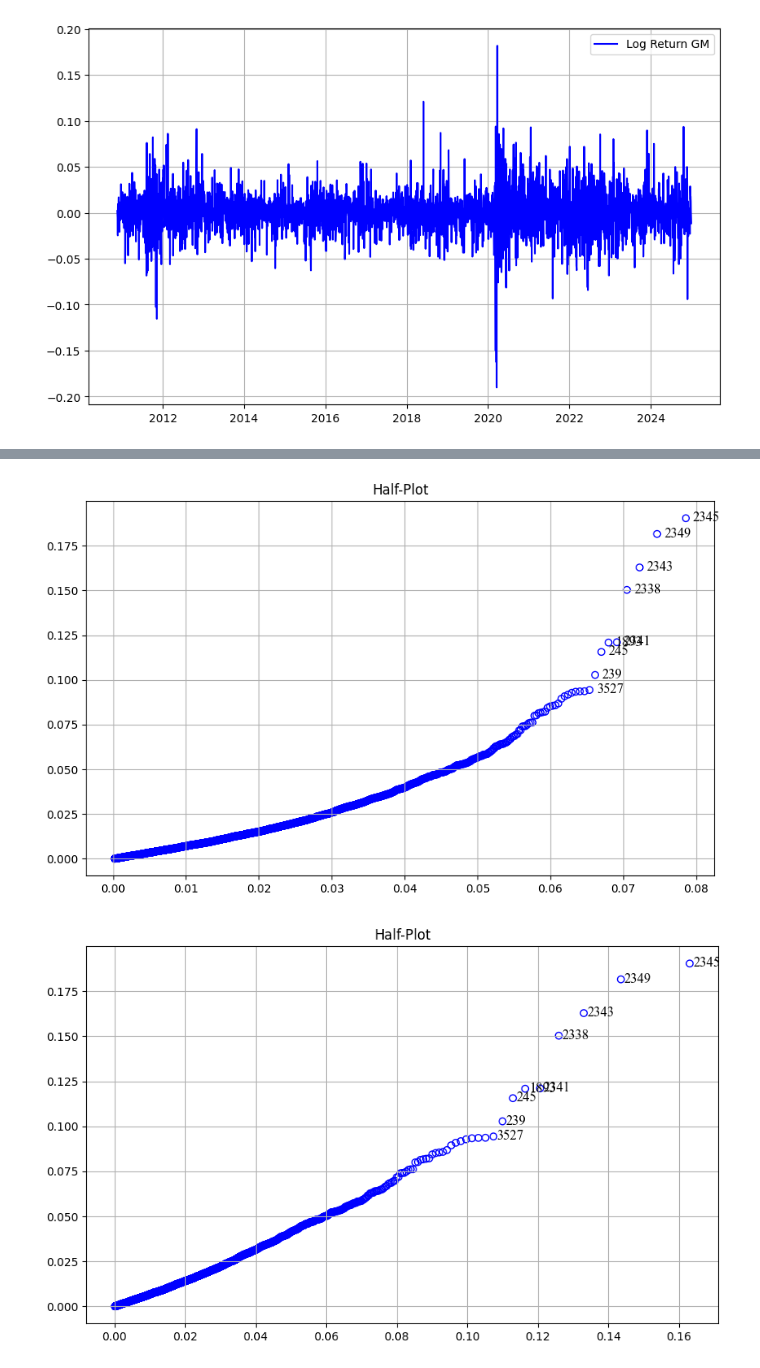
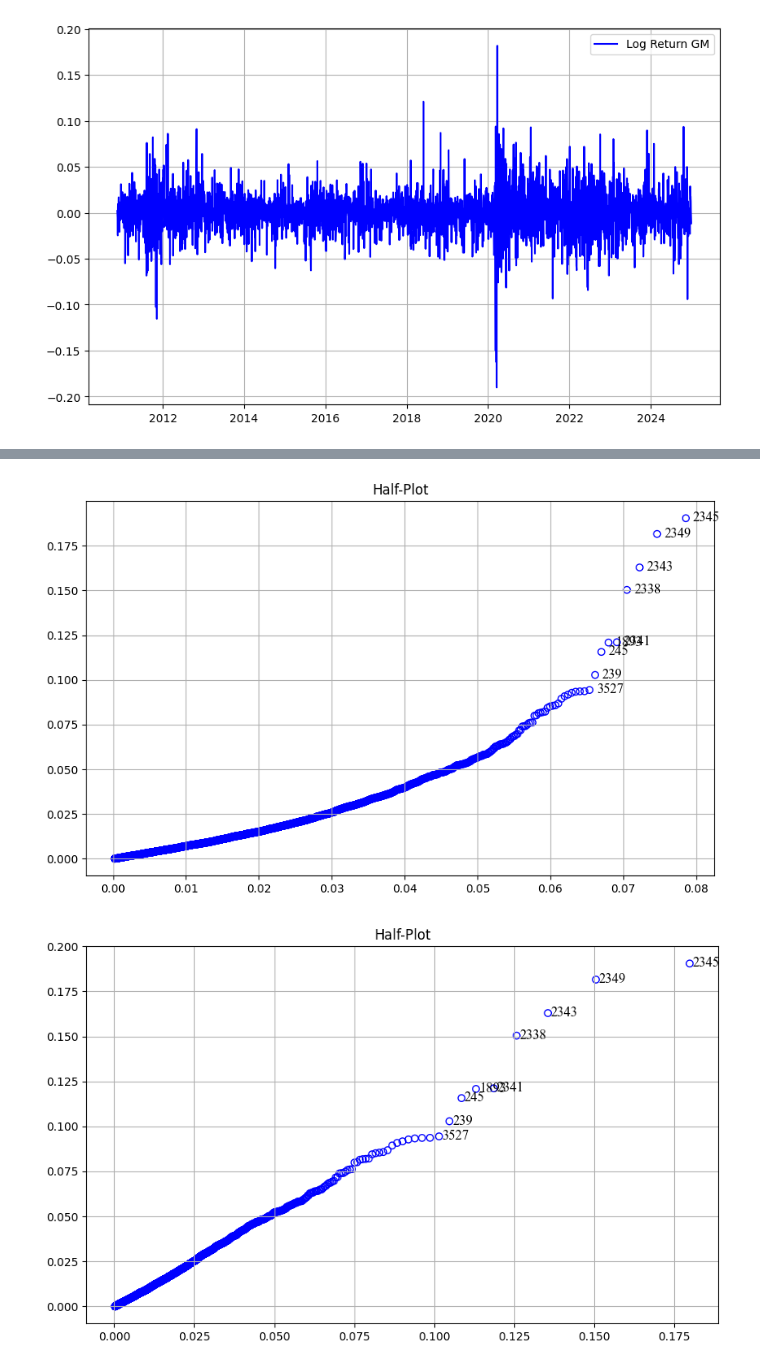
Before and after one commit to amiccibattaglini/Explanatory-Analysis, a Jupyter notebook: ExampleUsage.ipynb, the cells around one changed output, grey strips where cells are left out. Cells and saved outputs as stored; diff of their text form; code cells hidden in the pictures.

```diff
--- a/ExampleUsage.ipynb
+++ b/ExampleUsage.ipynb
@@ -114,9 +116,9 @@ plots_t.QQPlot_Plot()
 # %%
 half_normal = ExplanatoryPlots(data["log_ret"], distribution = "norm", type = "Half-plot")
-half_normal_t = ExplanatoryPlots(data["log_ret"], distribution = "t", type = "Half-plot", df = 6)
+half_normal_t = ExplanatoryPlots(data["log_ret"], distribution = "t", type = "Half-plot")
 
 half_normal.HalfNormal_Plot()
 half_normal_t.HalfNormal_Plot()
 # %% [output]
 [figure]
-[figure, old version]
+[figure, new version]
```
Also changed, not shown: parts of 4 cells of this notebook.
